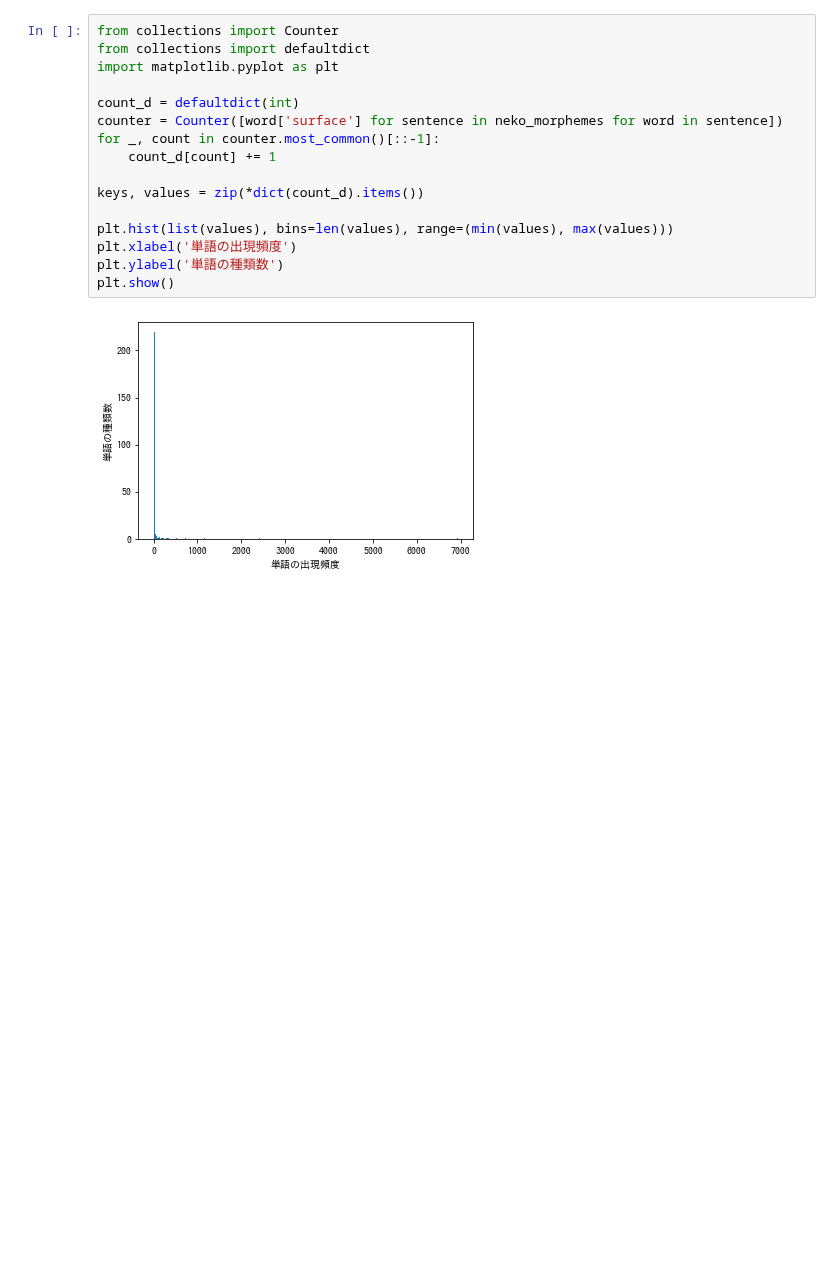
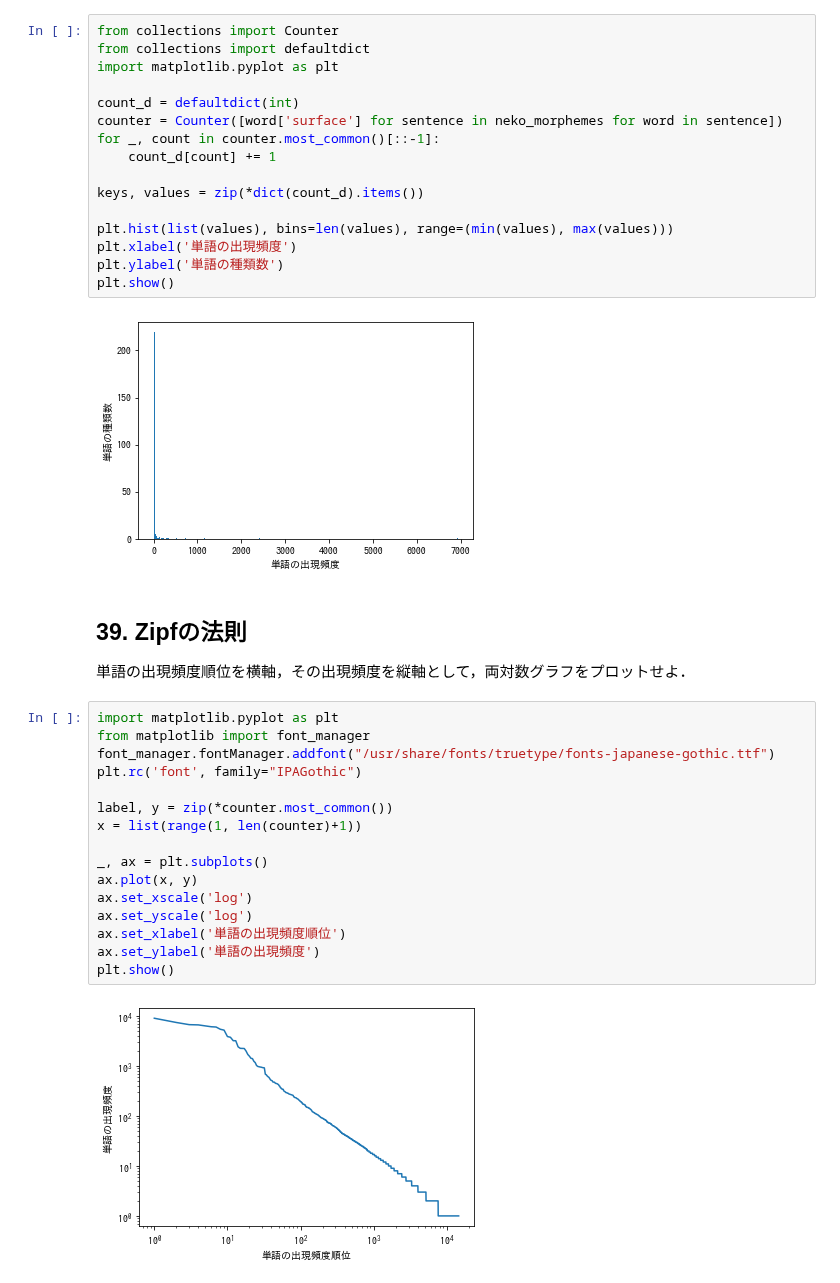
Before and after one commit to nishikaz/NLP100Exercise, a Jupyter notebook: Chapter4/Chapter4_POS-tagging.ipynb, the cells around one changed output. Saved outputs shown, nothing was run; the diff lists cells and outputs as text; blank space fills up the shorter version.

Commit message:
「39. Zipfの法則」を回答

```diff
--- a/Chapter4/Chapter4_POS-tagging.ipynb
+++ b/Chapter4/Chapter4_POS-tagging.ipynb
@@ -300,3 +298,24 @@ plt.ylabel('単語の種類数')
 plt.show()
 # %% [output]
 [figure]
+# %% [markdown]
+## 39. Zipfの法則
+単語の出現頻度順位を横軸，その出現頻度を縦軸として，両対数グラフをプロットせよ．
+# %%
+import matplotlib.pyplot as plt
+from matplotlib import font_manager
+font_manager.fontManager.addfont("/usr/share/fonts/truetype/fonts-japanese-gothic.ttf")
+plt.rc('font', family="IPAGothic")
+
+label, y = zip(*counter.most_common())
+x = list(range(1, len(counter)+1))
+
+_, ax = plt.subplots()
+ax.plot(x, y)
+ax.set_xscale('log')
+ax.set_yscale('log')
+ax.set_xlabel('単語の出現頻度順位')
+ax.set_ylabel('単語の出現頻度')
+plt.show()
+# %% [output]
+[figure, added]
```
Also changed, not shown: parts of 6 cells of this notebook.
